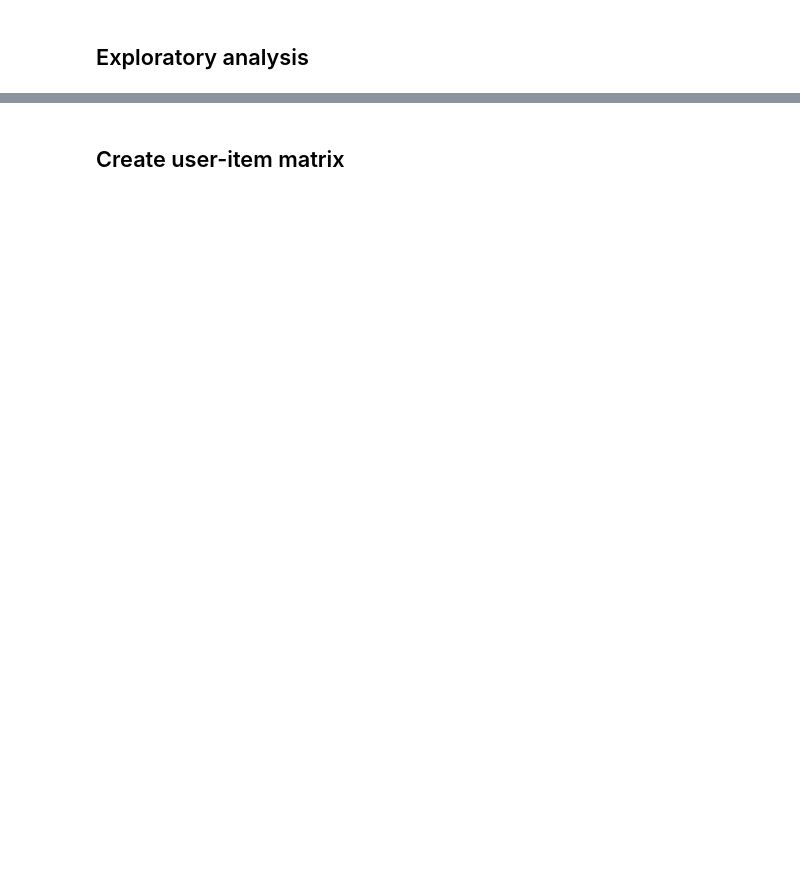
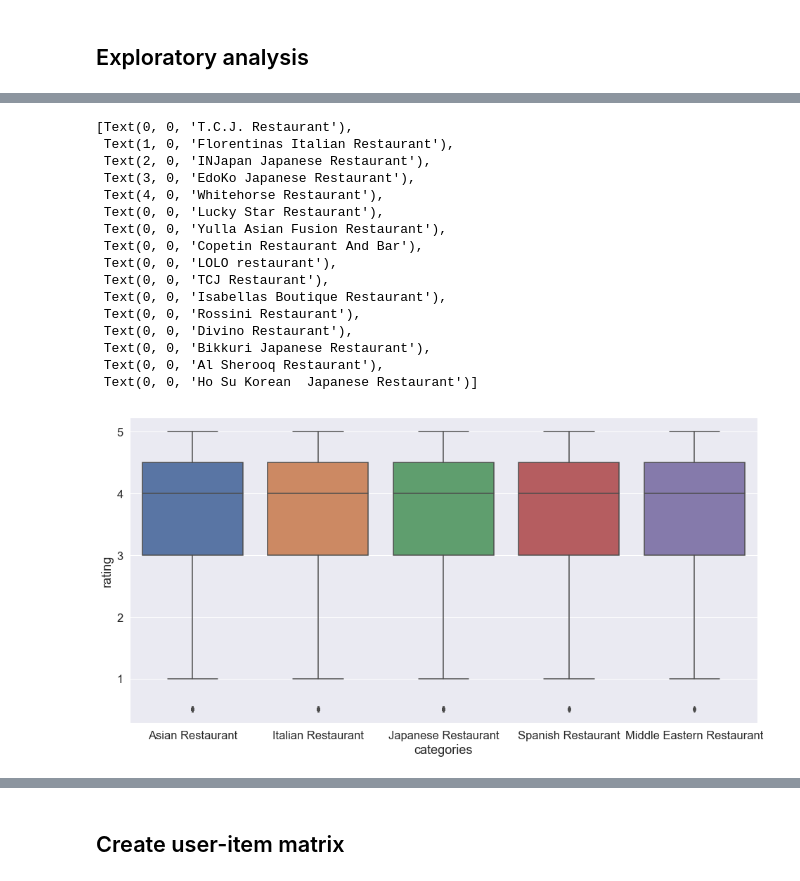
Before and after one commit to payalgupta1204/Applied-data-science-capstone, a Jupyter notebook: Recommendation System.ipynb, the cells around one changed output, grey strips where cells are left out. Cells and saved outputs as stored; diff of their text form; code cells hidden in the pictures; blank space fills up the shorter version.

```diff
--- a/Recommendation System.ipynb
+++ b/Recommendation System.ipynb
@@ -63,0 +89,28 @@ df = users.join(df_rest, how = 'left', on = 'restaurant_id')
+# %%
+# Average rating of the restaurants
+plt.figure(figsize=(16,8))
+
+sns.set(style="darkgrid", font_scale= 1.5)
+sns.boxplot(data=df, x='categories', y='rating')
+b.axes.set_title("Average rating of the restaurants",fontsize=15)
+b.set_xlabel("Restaurant",fontsize=15)
+b.set_ylabel("Average rating",fontsize=15)
+b.set_xticklabels(b.get_xticklabels(), rotation=90, ha="right")
+# %% [output]
+[Text(0, 0, 'T.C.J. Restaurant'),
+ Text(1, 0, 'Florentinas Italian Restaurant'),
+ Text(2, 0, 'INJapan Japanese Restaurant'),
+ Text(3, 0, 'EdoKo Japanese Restaurant'),
+ Text(4, 0, 'Whitehorse Restaurant'),
+ Text(0, 0, 'Lucky Star Restaurant'),
+ Text(0, 0, 'Yulla Asian Fusion Restaurant'),
+ Text(0, 0, 'Copetin Restaurant And Bar'),
+ Text(0, 0, 'LOLO restaurant'),
+ Text(0, 0, 'TCJ Restaurant'),
+ Text(0, 0, 'Isabellas Boutique Restaurant'),
+ Text(0, 0, 'Rossini Restaurant'),
+ Text(0, 0, 'Divino Restaurant'),
+ Text(0, 0, 'Bikkuri Japanese Restaurant'),
+ Text(0, 0, 'Al Sherooq Restaurant'),
+ Text(0, 0, 'Ho Su Korean  Japanese Restaurant')]
+[figure, added]
```
Also changed, not shown: parts of 19 cells of this notebook, 2 other files.
